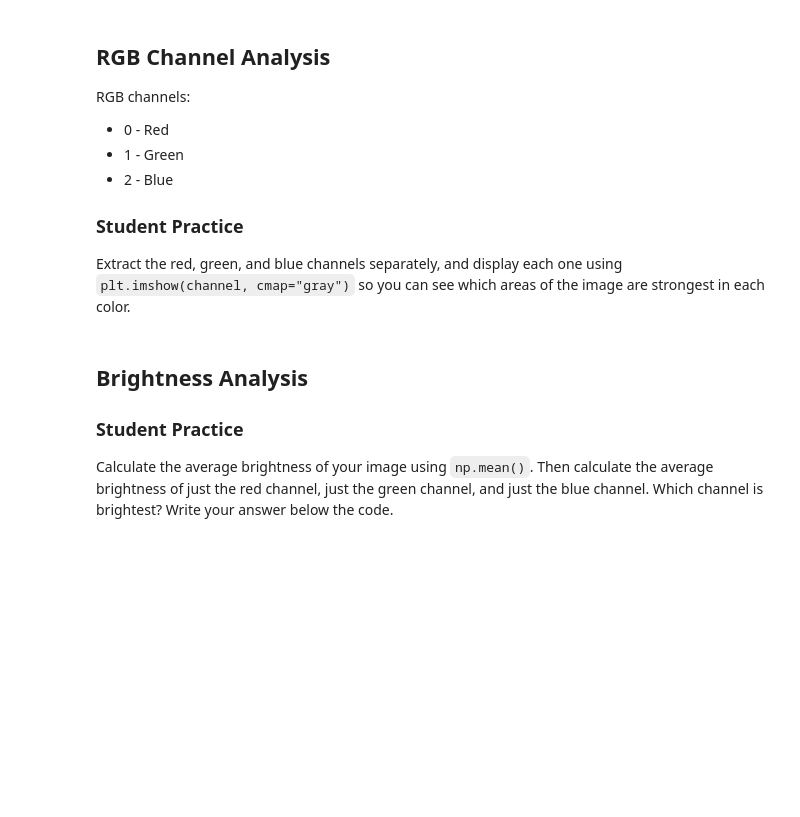
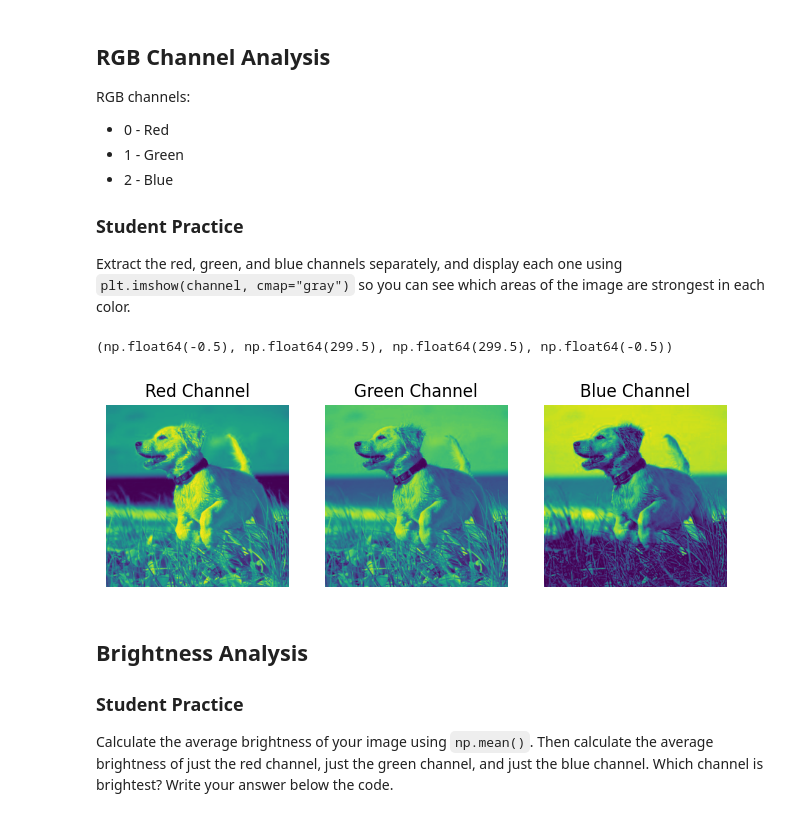
Before and after one commit to rishendra1/Machine-Learning-Rishendra-AP24110011858, a Jupyter notebook: LAB1/NumPy_HandsOn_Array_to_Image_Analysis_Student_Lab_v2.ipynb, the cells around one changed output. Saved outputs shown, nothing was run; the diff lists cells and outputs as text; code cells hidden in the pictures; blank space fills up the shorter version.

```diff
--- a/LAB1/NumPy_HandsOn_Array_to_Image_Analysis_Student_Lab_v2.ipynb
+++ b/LAB1/NumPy_HandsOn_Array_to_Image_Analysis_Student_Lab_v2.ipynb
@@ -551,6 +618,25 @@ RGB channels:
 Extract the red, green, and blue channels separately, and display each one using `plt.imshow(channel, cmap="gray")` so you can see which areas of the image are strongest in each color.
 # %%
 # Write your RGB channel code here
+r_c = img_array[:,:,0]
+g_c = img_array[:,:,1]
+b_c = img_array[:,:,2]
+fig, axes = plt.subplots(1, 3, figsize=(8,4))
+
+axes[0].imshow(r_c)
+axes[0].set_title("Red Channel")
+axes[0].axis("off")
+
+axes[1].imshow(g_c)
+axes[1].set_title("Green Channel")
+axes[1].axis("off")
+
+axes[2].imshow(b_c)
+axes[2].set_title("Blue Channel")
+axes[2].axis("off")
+# %% [output]
+(np.float64(-0.5), np.float64(299.5), np.float64(299.5), np.float64(-0.5))
+[figure, added]
 # %% [markdown]
 ## Brightness Analysis
 
```
Also changed, not shown: parts of 42 cells of this notebook.
